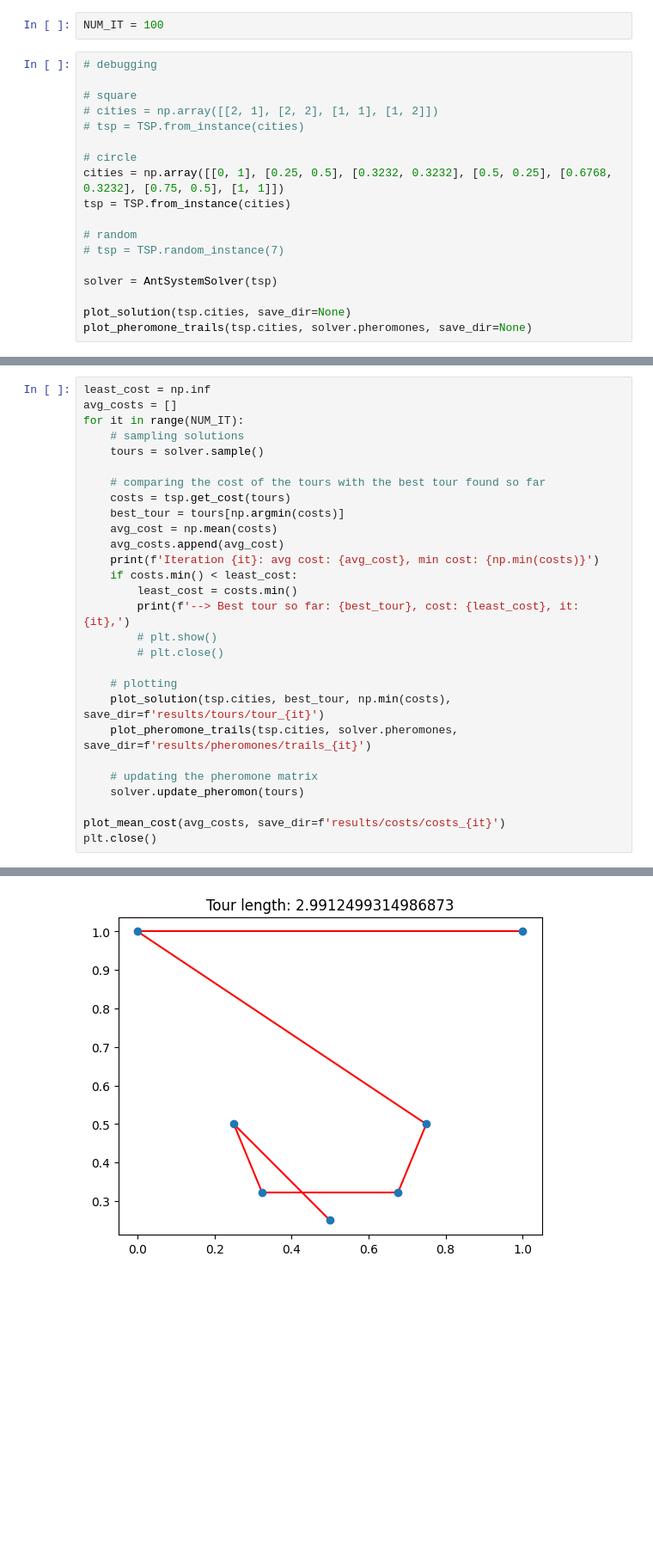
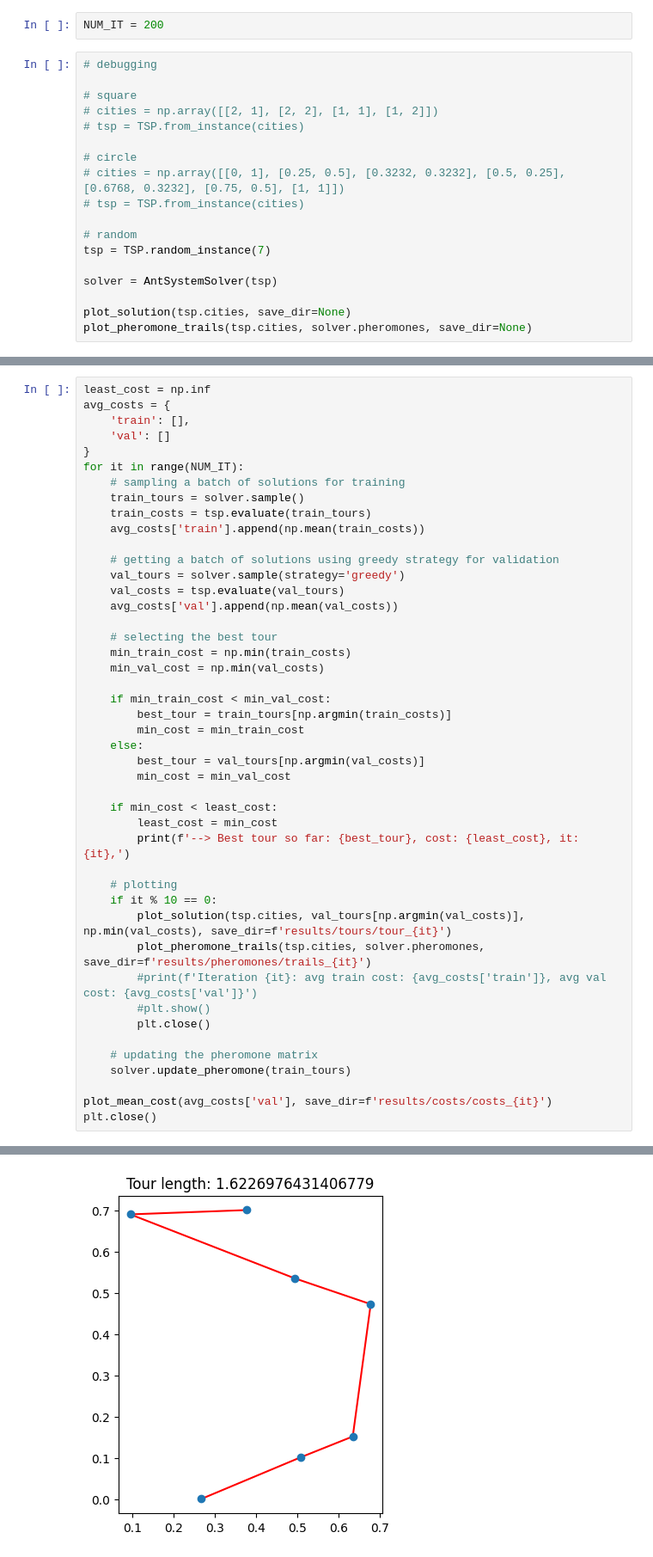
Before and after one commit to viniandrs/ant_colony_experiments, a Jupyter notebook: traveler_salesman/traveler_salesman.ipynb, the cells around one changed output, grey strips where cells are left out. Shown: that part at 86% size. Saved outputs shown, nothing was run; the diff lists cells and outputs as text; blank space fills up the shorter version.

```diff
--- a/traveler_salesman/traveler_salesman.ipynb
+++ b/traveler_salesman/traveler_salesman.ipynb
@@ -273,5 +132,5 @@ class AntColonySystemSolver:
 # %%
-NUM_IT = 100
+NUM_IT = 200
 # %%
 # debugging
 
@@ -280,11 +139,11 @@ NUM_IT = 100
 # tsp = TSP.from_instance(cities)
 
 # circle
-cities = np.array([[0, 1], [0.25, 0.5], [0.3232, 0.3232], [0.5, 0.25], [0.6768, 0.3232], [0.75, 0.5], [1, 1]])
-tsp = TSP.from_instance(cities)
+# cities = np.array([[0, 1], [0.25, 0.5], [0.3232, 0.3232], [0.5, 0.25], [0.6768, 0.3232], [0.75, 0.5], [1, 1]])
+# tsp = TSP.from_instance(cities)
 
 # random
-# tsp = TSP.random_instance(7)
+tsp = TSP.random_instance(7)
 
 solver = AntSystemSolver(tsp)
 
@@ -296,29 +155,46 @@ plot_pheromone_trails(tsp.cities, solver.pheromones, save_dir=None)
 # %%
 least_cost = np.inf
-avg_costs = []
+avg_costs = {
+    'train': [],
+    'val': []
+}
 for it in range(NUM_IT):
-    # sampling solutions
-    tours = solver.sample()
+    # sampling a batch of solutions for training
+    train_tours = solver.sample()
+    train_costs = tsp.evaluate(train_tours)
+    avg_costs['train'].append(np.mean(train_costs))
 
-    # comparing the cost of the tours with the best tour found so far
-    costs = tsp.get_cost(tours)
-    best_tour = tours[np.argmin(costs)]
-    avg_cost = np.mean(costs)
-    avg_costs.append(avg_cost)
-    print(f'Iteration {it}: avg cost: {avg_cost}, min cost: {np.min(costs)}')
-    if costs.min() < least_cost:
-        least_cost = costs.min()
+    # getting a batch of solutions using greedy strategy for validation
+    val_tours = solver.sample(strategy='greedy')
+    val_costs = tsp.evaluate(val_tours)
+    avg_costs['val'].append(np.mean(val_costs))
+
+    # selecting the best tour
+    min_train_cost = np.min(train_costs)
+    min_val_cost = np.min(val_costs)
+
+    if min_train_cost < min_val_cost:
+        best_tour = train_tours[np.argmin(train_costs)]
+        min_cost = min_train_cost
+    else:
+        best_tour = val_tours[np.argmin(val_costs)]
+        min_cost = min_val_cost
+
+    if min_cost < least_cost:
+        least_cost = min_cost
         print(f'--> Best tour so far: {best_tour}, cost: {least_cost}, it: {it},')
-        # plt.show()
-        # plt.close()
 
     # plotting
-    plot_solution(tsp.cities, best_tour, np.min(costs), save_dir=f'results/tours/tour_{it}')
-    plot_pheromone_trails(tsp.cities, solver.pheromones, save_dir=f'results/pheromones/trails_{it}')
+    if it % 10 == 0:
+        plot_solution(tsp.cities, val_tours[np.argmin(val_costs)], np.min(val_costs), save_dir=f'results/tours/tour_{it}')
+        plot_pheromone_trails(tsp.cities, solver.pheromones, save_dir=f'results/pheromones/trails_{it}')
+        #print(f'Iteration {it}: avg train cost: {avg_costs['train']}, avg val cost: {avg_costs['val']}')
+        #plt.show()
+        plt.close()
 
     # updating the pheromone matrix
-    solver.update_pheromon(tours)
+    solver.update_pheromone(train_tours)
 
-plot_mean_cost(avg_costs, save_dir=f'results/costs/costs_{it}')
+plot_mean_cost(avg_costs['val'], save_dir=f'results/costs/costs_{it}')
 plt.close()
 # %% [output]
@@ -342 +206 @@ Iteration 99: avg cost: 3.580639067170336, min cost: 2.9912499314986873
-[figure, old version]
+[figure, new version]
```
Also changed, not shown: parts of 11 cells of this notebook, 5 other files.
